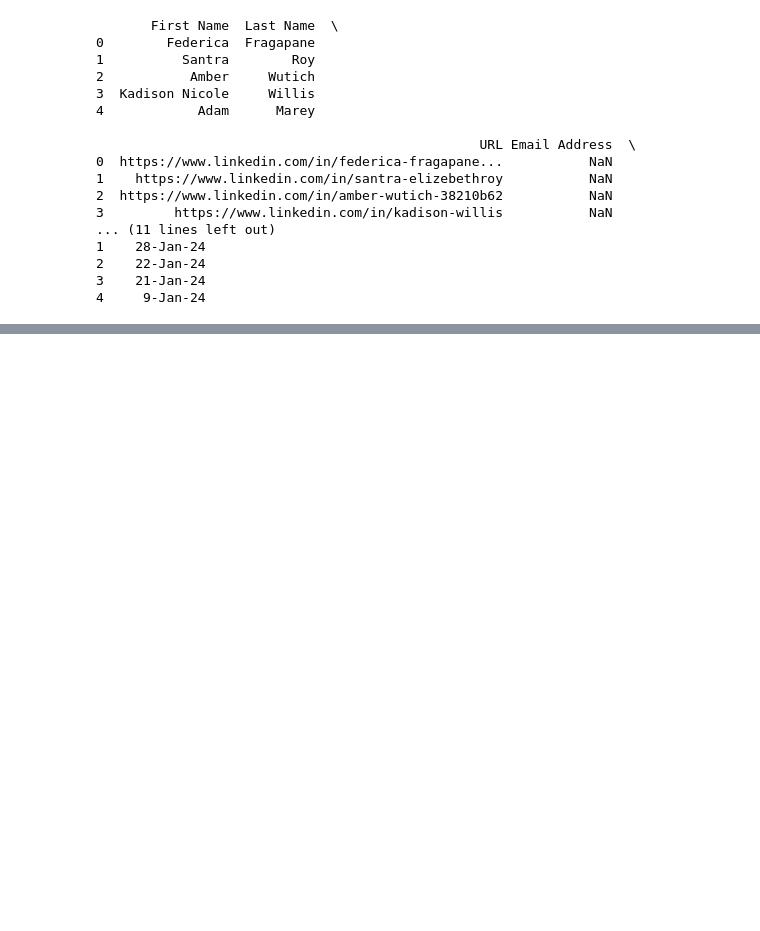
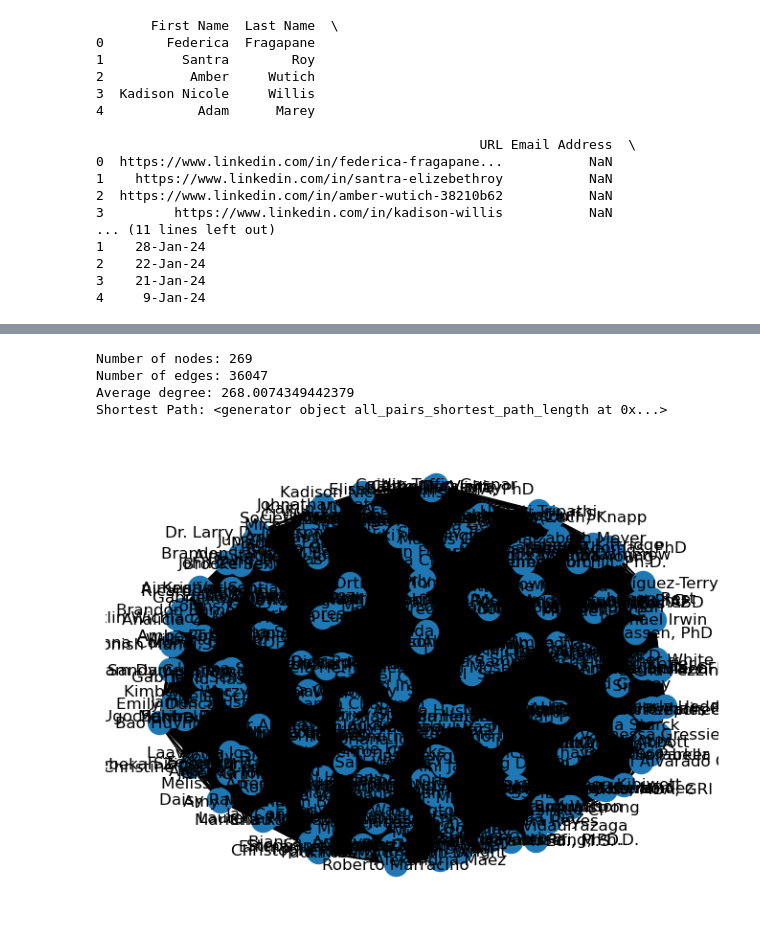
Before and after one commit to aliciafritz/Lazy-LinkingIn, a Jupyter notebook: Feature1-Network-Analysis.ipynb, the cells around one changed output, grey strips where cells are left out. Drawn from its saved outputs; the diff is of its cells as text; code cells hidden in the pictures; blank space fills up the shorter version.

Commit message:
Added code to create first visualization

```diff
--- a/Feature1-Network-Analysis.ipynb
+++ b/Feature1-Network-Analysis.ipynb
@@ -81,0 +45,45 @@ Shortest Path: <generator object all_pairs_shortest_path_length at 0x...>
+# %%
+# create grpah structure
+G = networkx.Graph()
+
+# add nodes and edges to the graph
+for index, row in df.iterrows():
+    # check for missing values aka blank cells in data frame
+    if not pandas.isna(row['First Name']) and not pandas.isna(row['Last Name']):
+        # convert to string and concatenate
+        source_node = str(row['First Name']) + ' ' + str(row['Last Name'])
+        G.add_node(source_node,
+                   url=row['URL'],
+                   email=row['Email Address'],
+                   company=row['Company'],
+                   position=row['Position'])
+
+        # add edges (connections)
+        for index2, row2 in df.iterrows():
+            if index != index2 and not pandas.isna(row2['First Name']) and not pandas.isna(row2['Last Name']):
+                target_node = str(row2['First Name']) + ' ' + str(row2['Last Name'])
+                G.add_edge(source_node,
+                           target_node,
+                           connected_on=row['Connected On'])
+
+# analyze the network structure by providing network stats
+print("Number of nodes:", G.number_of_nodes())
+print("Number of edges:", G.number_of_edges())
+print("Average degree:", sum(dict(G.degree()).values()) / G.number_of_nodes())
+
+# find theshortest paths between nodes in the network
+shortest_path_lengths = networkx.shortest_path_length(G)
+print ("Shortest Path:", shortest_path_lengths)
+# %% [output]
+Number of nodes: 269
+Number of edges: 36047
+Average degree: 268.0074349442379
+Shortest Path: <generator object all_pairs_shortest_path_length at 0x...>
+# %%
+# visualize the network
+networkx.draw(G, with_labels=True)
+# error with font used, changing to arial
+matplotlib.pyplot.rcParams['font.family'] = 'Arial'
+matplotlib.pyplot.show()
+# %% [output]
+[figure, added]
```
Also changed, not shown: parts of 2 cells of this notebook.
